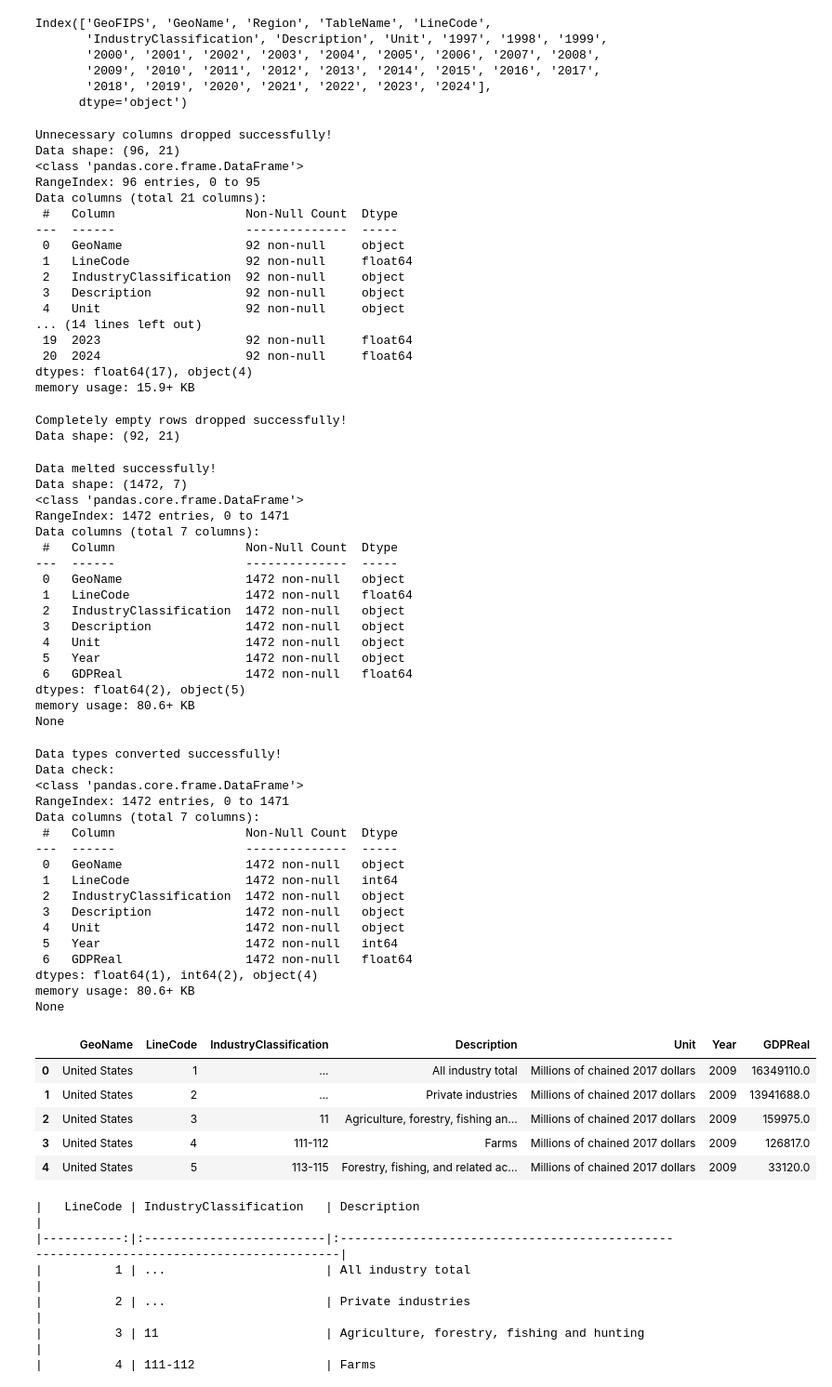
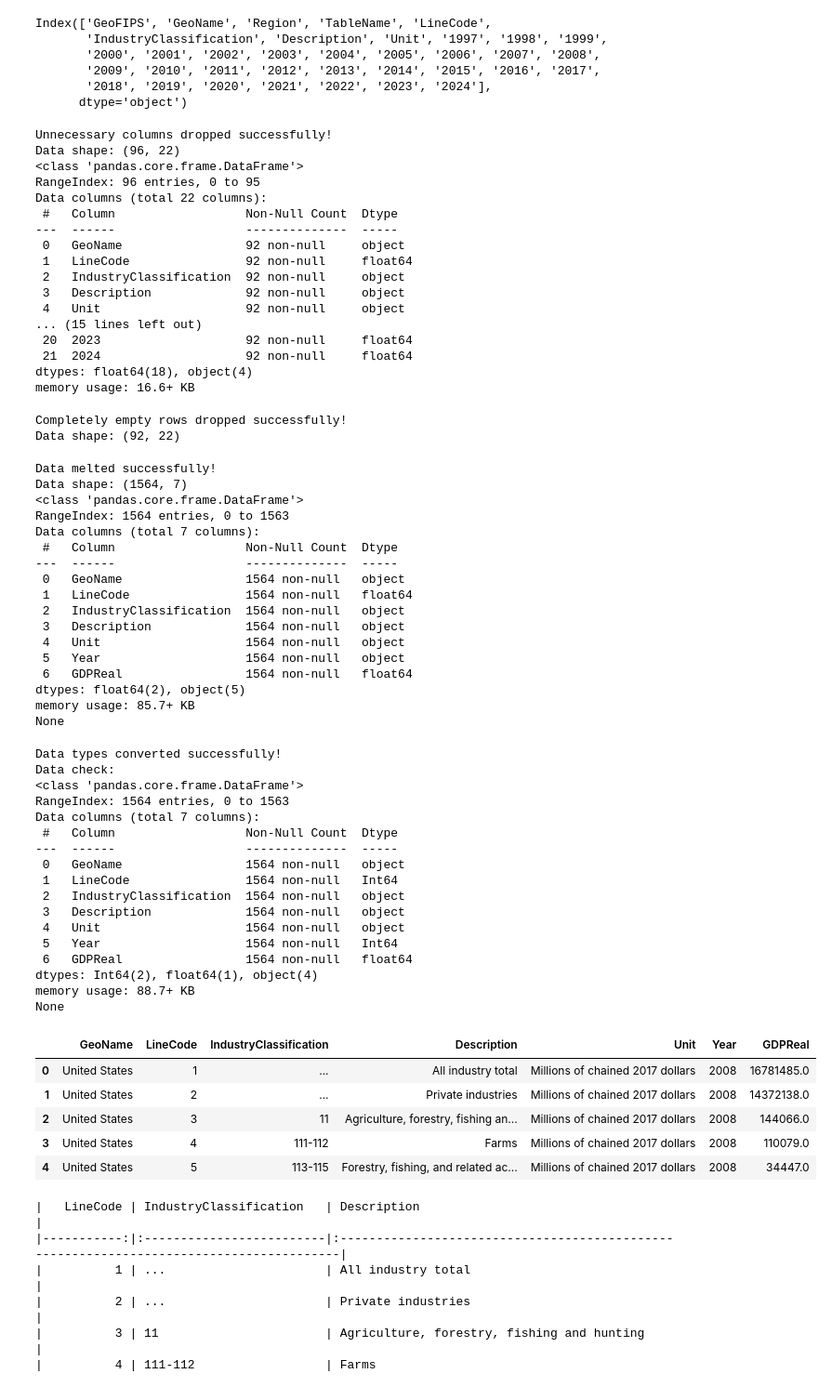
Before and after one commit to bgizzle78/nf-insights-project, a Jupyter notebook: notebooks/bea_sagdp9_us_data_cleaning.ipynb, the cells around one changed output. Shown at 93% size. Drawn from its saved outputs; the diff is of its cells as text; code cells hidden in the pictures.

```diff
--- a/notebooks/bea_sagdp9_us_data_cleaning.ipynb
+++ b/notebooks/bea_sagdp9_us_data_cleaning.ipynb
@@ -55,7 +55,7 @@ Index(['GeoFIPS', 'GeoName', 'Region', 'TableName', 'LineCode',
       dtype='object')
 # %%
 # Drop unnecessary columns
-years = [str(y) for y in range(2009, 2025)]
+years = [str(y) for y in range(2008, 2025)]
 
 sagdp9us_df = sagdp9us_df[['GeoName', 'LineCode', 'IndustryClassification', 'Description', 'Unit'] + years]
 
@@ -66,10 +66,10 @@ print('Data shape:', sagdp9us_df.shape)
 sagdp9us_df.info()
 # %% [output]
 Unnecessary columns dropped successfully!
-Data shape: (96, 21)
+Data shape: (96, 22)
 <class 'pandas.core.frame.DataFrame'>
 RangeIndex: 96 entries, 0 to 95
-Data columns (total 21 columns):
+Data columns (total 22 columns):
  #   Column                  Non-Null Count  Dtype
 ---  ------                  --------------  -----
  0   GeoName                 92 non-null     object
@@ -77,11 +77,11 @@ Data columns (total 21 columns):
  2   IndustryClassification  92 non-null     object
  3   Description             92 non-null     object
  4   Unit                    92 non-null     object
-... (14 lines left out)
- 19  2023                    92 non-null     float64
- 20  2024                    92 non-null     float64
-dtypes: float64(17), object(4)
-memory usage: 15.9+ KB
+... (15 lines left out)
+ 20  2023                    92 non-null     float64
+ 21  2024                    92 non-null     float64
+dtypes: float64(18), object(4)
+memory usage: 16.6+ KB
 # %%
 # Drop completely empty rows
 sagdp9us_df = sagdp9us_df.dropna(how='all', axis=0)
@@ -91,14 +91,14 @@ print('Completely empty rows dropped successfully!')
 print('Data shape:', sagdp9us_df.shape)
 # %% [output]
 Completely empty rows dropped successfully!
-Data shape: (92, 21)
+Data shape: (92, 22)
 # %%
 # Melt df from wide -> long
 # Columns that identify each row
 id_vars = ['GeoName', 'LineCode', 'IndustryClassification', 'Description', 'Unit']
 
 # Columns to turn into rows
-value_vars = [str(y) for y in range(2009, 2025)]
+value_vars = [str(y) for y in range(2008, 2025)]
 
 sagdp9us_long = pd.melt(
     sagdp9us_df,
@@ -114,59 +114,59 @@ print('Data shape:', sagdp9us_long.shape)
 print(sagdp9us_long.info())
 # %% [output]
 Data melted successfully!
-Data shape: (1472, 7)
+Data shape: (1564, 7)
 <class 'pandas.core.frame.DataFrame'>
-RangeIndex: 1472 entries, 0 to 1471
+RangeIndex: 1564 entries, 0 to 1563
 Data columns (total 7 columns):
  #   Column                  Non-Null Count  Dtype
 ---  ------                  --------------  -----
- 0   GeoName                 1472 non-null   object
- 1   LineCode                1472 non-null   float64
- 2   IndustryClassification  1472 non-null   object
- 3   Description             1472 non-null   object
- 4   Unit                    1472 non-null   object
- 5   Year                    1472 non-null   object
- 6   GDPReal                 1472 non-null   float64
+ 0   GeoName                 1564 non-null   object
+ 1   LineCode                1564 non-null   float64
+ 2   IndustryClassification  1564 non-null   object
+ 3   Description             1564 non-null   object
+ 4   Unit                    1564 non-null   object
+ 5   Year                    1564 non-null   object
+ 6   GDPReal                 1564 non-null   float64
 dtypes: float64(2), object(5)
-memory usage: 80.6+ KB
+memory usage: 85.7+ KB
 None
 # %%
 # Convert LineCode from float64 to int
-sagdp9us_long['LineCode'] = sagdp9us_long['LineCode'].astype(int)
+sagdp9us_long['LineCode'] = sagdp9us_long['LineCode'].astype('Int64')
 
 # Convert Year from object to int
-sagdp9us_long['Year'] = sagdp9us_long['Year'].astype(int)
+sagdp9us_long['Year'] = sagdp9us_long['Year'].astype('Int64')
 
 print('Data types converted successfully!')
 
 # Data check
 print('Data check:')
 print(sagdp9us_long.info())
 sagdp9us_long.head()
 # %% [output]
 Data types converted successfully!
 Data check:
 <class 'pandas.core.frame.DataFrame'>
-RangeIndex: 1472 entries, 0 to 1471
+RangeIndex: 1564 entries, 0 to 1563
 Data columns (total 7 columns):
  #   Column                  Non-Null Count  Dtype
 ---  ------                  --------------  -----
- 0   GeoName                 1472 non-null   object
- 1   LineCode                1472 non-null   int64
- 2   IndustryClassification  1472 non-null   object
- 3   Description             1472 non-null   object
- 4   Unit                    1472 non-null   object
- 5   Year                    1472 non-null   int64
- 6   GDPReal                 1472 non-null   float64
-dtypes: float64(1), int64(2), object(4)
-memory usage: 80.6+ KB
+ 0   GeoName                 1564 non-null   object
+ 1   LineCode                1564 non-null   Int64
+ 2   IndustryClassification  1564 non-null   object
+ 3   Description             1564 non-null   object
+ 4   Unit                    1564 non-null   object
+ 5   Year                    1564 non-null   Int64
+ 6   GDPReal                 1564 non-null   float64
+dtypes: Int64(2), float64(1), object(4)
+memory usage: 88.7+ KB
 None
 |  | GeoName | LineCode | IndustryClassification | Description | Unit | Year | GDPReal |
-| 0 | United States | 1 | ... | All industry total | Millions of chained 2017 dollars | 2009 | 16349110.0 |
-| 1 | United States | 2 | ... | Private industries | Millions of chained 2017 dollars | 2009 | 13941688.0 |
-| 2 | United States | 3 | 11 | Agriculture, forestry, fishing an... | Millions of chained 2017 dollars | 2009 | 159975.0 |
-| 3 | United States | 4 | 111-112 | Farms | Millions of chained 2017 dollars | 2009 | 126817.0 |
-| 4 | United States | 5 | 113-115 | Forestry, fishing, and related ac... | Millions of chained 2017 dollars | 2009 | 33120.0 |
+| 0 | United States | 1 | ... | All industry total | Millions of chained 2017 dollars | 2008 | 16781485.0 |
+| 1 | United States | 2 | ... | Private industries | Millions of chained 2017 dollars | 2008 | 14372138.0 |
+| 2 | United States | 3 | 11 | Agriculture, forestry, fishing an... | Millions of chained 2017 dollars | 2008 | 144066.0 |
+| 3 | United States | 4 | 111-112 | Farms | Millions of chained 2017 dollars | 2008 | 110079.0 |
+| 4 | United States | 5 | 113-115 | Forestry, fishing, and related ac... | Millions of chained 2017 dollars | 2008 | 34447.0 |
 # %%
 # Select the columns we need to map industries
 cols_to_check = ['LineCode', 'IndustryClassification', 'Description']
```
Also changed, not shown: parts of 16 cells of this notebook, 7 other files.
